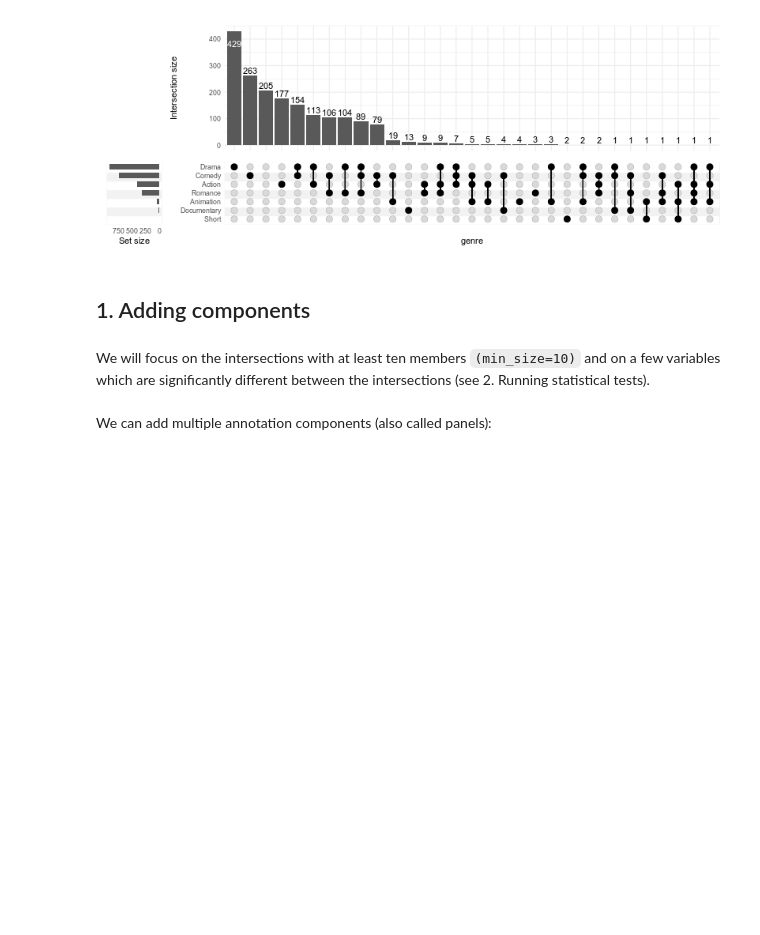
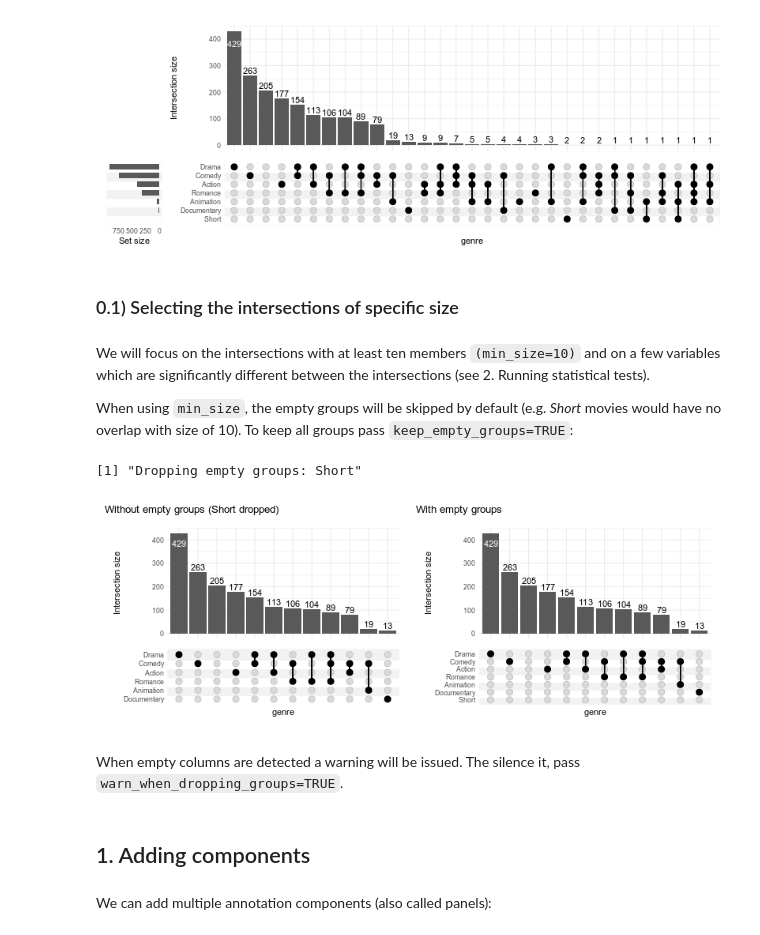
Before and after one commit to krassowski/complex-upset, a Jupyter notebook: Examples.ipynb, the cells around one changed output. Cells and saved outputs as stored; diff of their text form; code cells hidden in the pictures; blank space fills up the shorter version.

```diff
--- a/Examples.ipynb
+++ b/Examples.ipynb
@@ -95,10 +95,28 @@ Additional arguments can be provided, such as `name` (specifies xlab for interse
 upset(movies, genres, name='genre', width_ratio=0.1)
 # %% [output]
 [figure]
+# %% [markdown]
+### 0.1) Selecting the intersections of specific size
+# %% [markdown]
+We will focus on the intersections with at least ten members `(min_size=10)` and on a few variables which are significantly different between the intersections (see 2. Running statistical tests).
+
+When using `min_size`, the empty groups will be skipped by default (e.g. *Short* movies would have no overlap with size of 10). To keep all groups pass `keep_empty_groups=TRUE`:
+# %%
+%%R -i movies -i genres -w 800 -h 300
+(
+    upset(movies, genres, name='genre', width_ratio=0.1, min_size=10, wrap=TRUE, overall_sizes=FALSE)
+    + ggtitle('Without empty groups (Short dropped)')
+    +
+    upset(movies, genres, name='genre', width_ratio=0.1, min_size=10, keep_empty_groups=TRUE, wrap=TRUE, overall_sizes=FALSE)
+    + ggtitle('With empty groups')
+)
+# %% [output]
+[1] "Dropping empty groups: Short"
+[figure, added]
+# %% [markdown]
+When empty columns are detected a warning will be issued. The silence it, pass `warn_when_dropping_groups=TRUE`.
 # %% [markdown]
 ## 1. Adding components
-# %% [markdown]
-We will focus on the intersections with at least ten members `(min_size=10)` and on a few variables which are significantly different between the intersections (see 2. Running statistical tests).
 # %% [markdown]
 We can add multiple annotation components (also called panels):
 # %%
```
Also changed, not shown: parts of 15 cells of this notebook.
